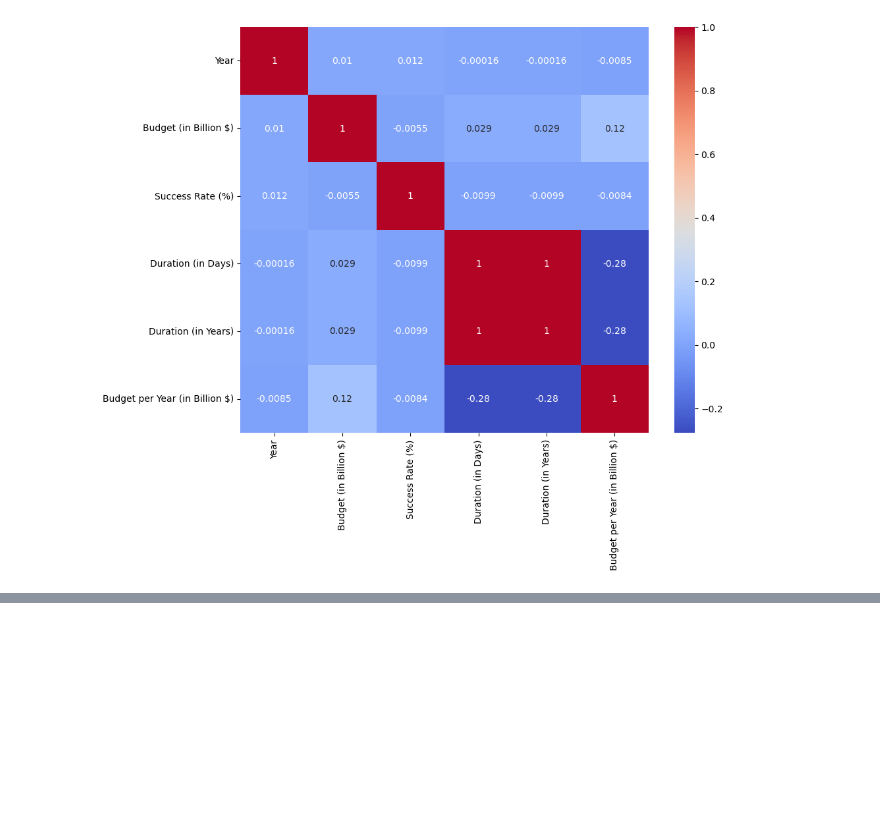
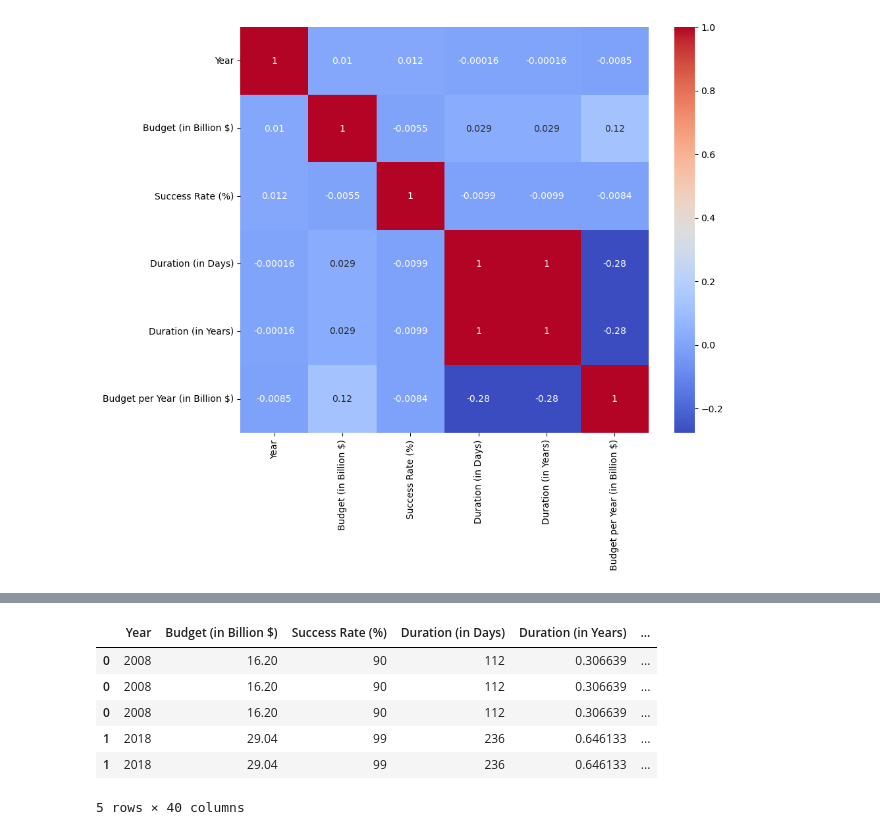
Before and after one commit to BigVictorFans/CU5PROJECTDANISH, a Jupyter notebook: notebook.ipynb, the cells around one changed output, grey strips where cells are left out. Cells and saved outputs as stored; diff of their text form; code cells hidden in the pictures; blank space fills up the shorter version.

```diff
--- a/notebook.ipynb
+++ b/notebook.ipynb
@@ -234,0 +276,8 @@ plt.show()
+# %%
+ord_encoder = OrdinalEncoder()
+ordinal = ord_encoder.fit_transform(ordinal_cols)
+# %%
+or_df = pd.DataFrame(ordinal,
+             columns=[col + '_ord' for col in ordinal_cols],
+            index=df.index)
+or_df
@@ -234,0 +298,2 @@ plt.show()
+# %%
+df_final = pd.concat([df_encoded,or_df],axis=1)
@@ -234,0 +310,12 @@ plt.show()
+# %%
+df2 = df_final.select_dtypes(include='number')
+# %%
+df2.head()
+# %% [output]
+|  | Year | Budget (in Billion $) | Success Rate (%) | Duration (in Days) | Duration (in Years) | ... |
+| 0 | 2008 | 16.20 | 90 | 112 | 0.306639 | ... |
+| 0 | 2008 | 16.20 | 90 | 112 | 0.306639 | ... |
+| 0 | 2008 | 16.20 | 90 | 112 | 0.306639 | ... |
+| 1 | 2018 | 29.04 | 99 | 236 | 0.646133 | ... |
+| 1 | 2018 | 29.04 | 99 | 236 | 0.646133 | ... |
+5 rows × 40 columns
```
Also changed, not shown: parts of 12 cells of this notebook.
